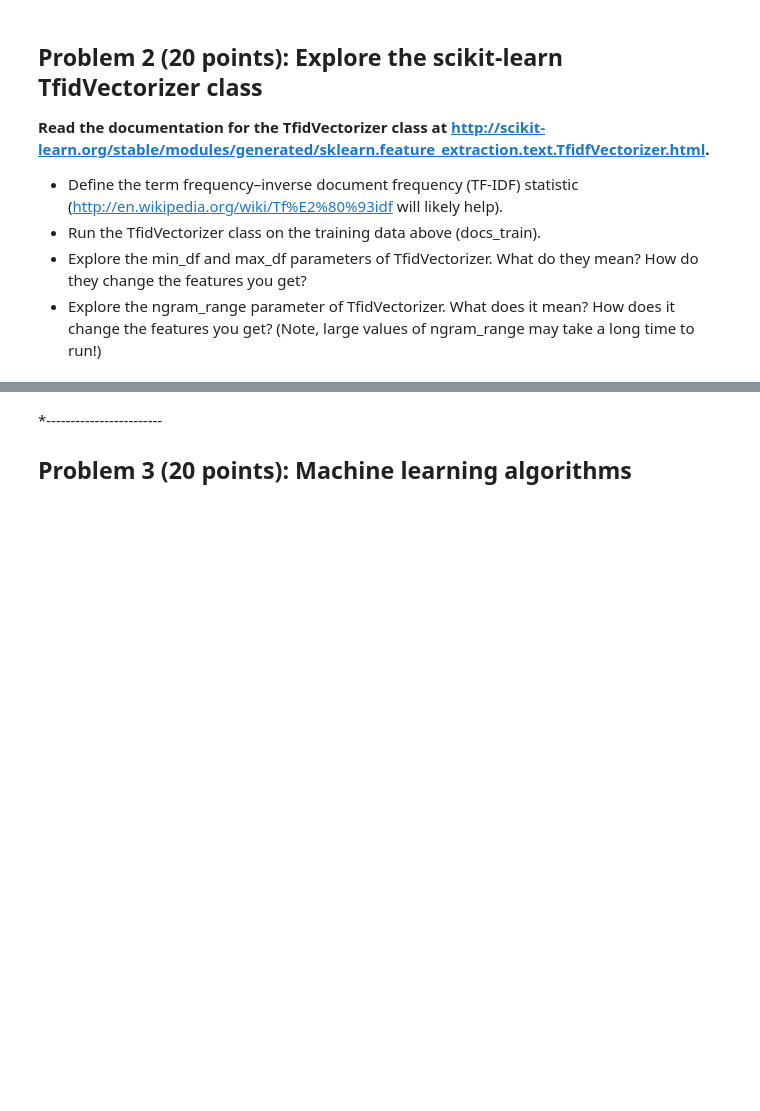
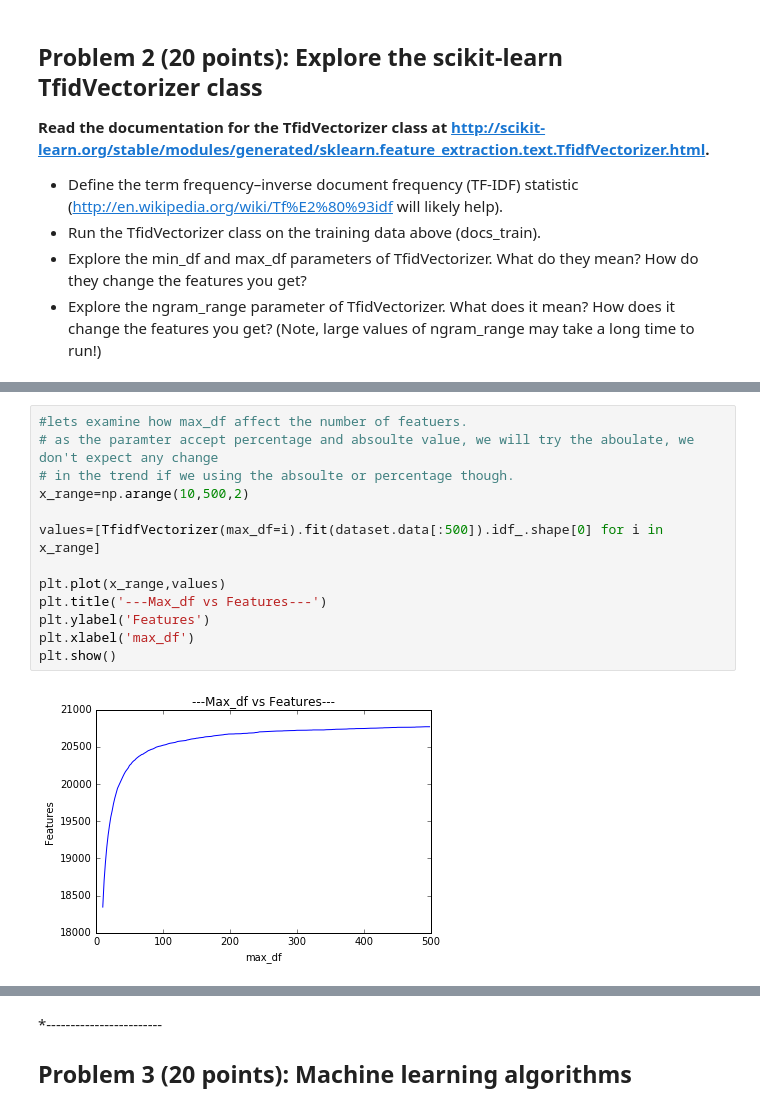
Before and after one commit to yousef-fadila/DS501-case-studies, a Jupyter notebook: casestudy3/CS3.ipynb, the cells around one changed output, grey strips where cells are left out. Saved outputs shown, nothing was run; the diff lists cells and outputs as text; blank space fills up the shorter version.

```diff
--- a/casestudy3/CS3.ipynb
+++ b/casestudy3/CS3.ipynb
@@ -196,0 +213,15 @@ Done: 2016-11-13 20:05:45
+# %%
+#lets examine how max_df affect the number of featuers.
+# as the paramter accept percentage and absoulte value, we will try the aboulate, we don't expect any change
+# in the trend if we using the absoulte or percentage though.
+x_range=np.arange(10,500,2)
+
+values=[TfidfVectorizer(max_df=i).fit(dataset.data[:500]).idf_.shape[0] for i in x_range]
+
+plt.plot(x_range,values)
+plt.title('---Max_df vs Features---')
+plt.ylabel('Features')
+plt.xlabel('max_df')
+plt.show()
+# %% [output]
+[figure, added]
```
Also changed, not shown: parts of 3 cells of this notebook.
